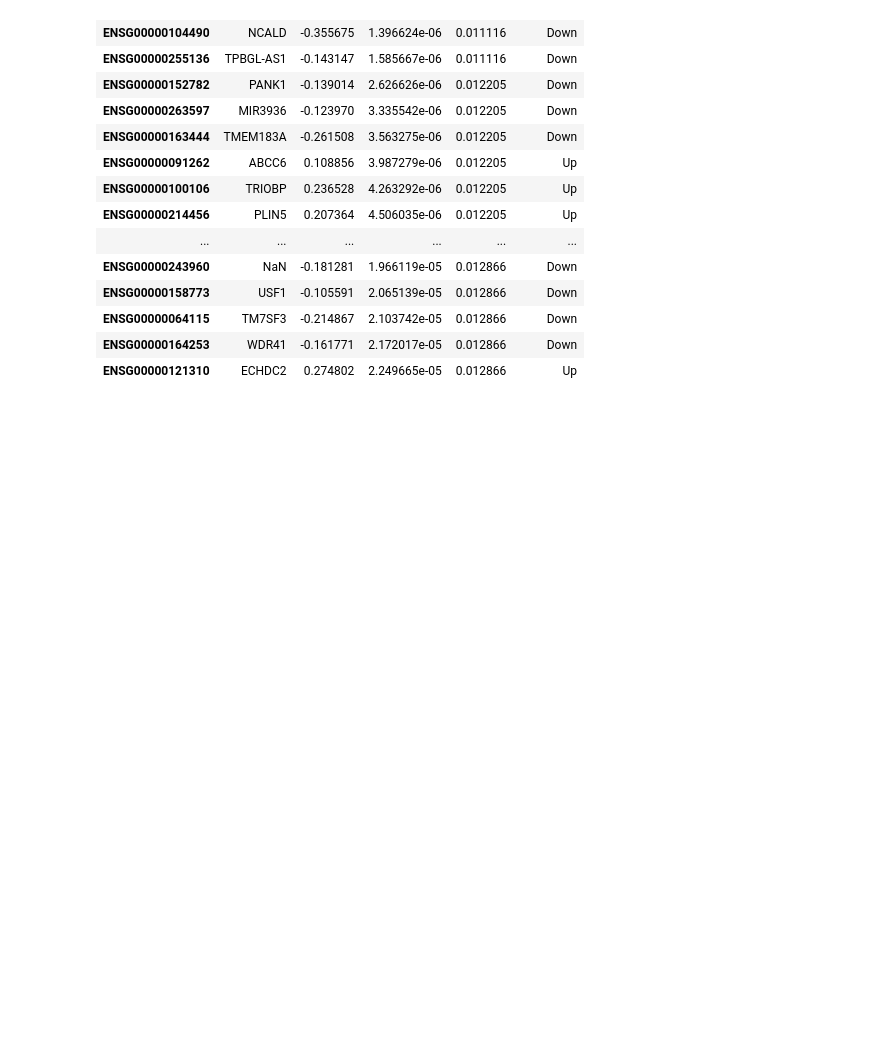
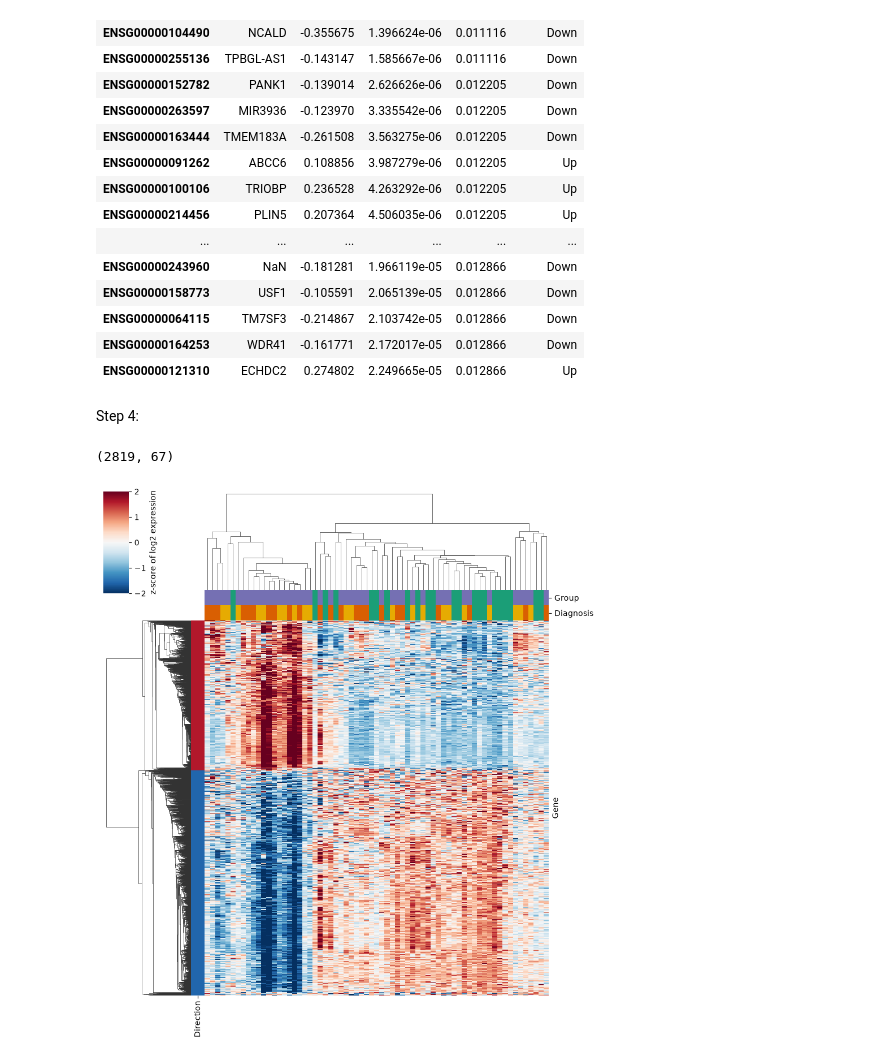
Before and after one commit to vicciv1623/CGS4144-bioinfo_project, a Jupyter notebook: Assignment2_daniel.ipynb, the cells around one changed output. Drawn from its saved outputs; the diff is of its cells as text; code cells hidden in the pictures; blank space fills up the shorter version.

Commit message:
step 4 done with heatmap

```diff
--- a/Assignment2_daniel.ipynb
+++ b/Assignment2_daniel.ipynb
@@ -319,3 +319,5 @@ top50[["symbol", "log2FC", "pvalue", "padj", "significant"]]
 | ENSG00000064115 | TM7SF3 | -0.214867 | 2.103742e-05 | 0.012866 | Down |
 | ENSG00000164253 | WDR41 | -0.161771 | 2.172017e-05 | 0.012866 | Down |
 | ENSG00000121310 | ECHDC2 | 0.274802 | 2.249665e-05 | 0.012866 | Up |
+# %% [markdown]
+Step 4:
@@ -321,0 +327,35 @@ top50[["symbol", "log2FC", "pvalue", "padj", "significant"]]
+# %%
+#select the significant genes and z score to map the z-scores, not total expression
+sig_genes = res.index[res.significant != "Not significant"]
+mat = log_expr.loc[sig_genes]
+
+z = mat.sub(mat.mean(axis=1), axis=0).div(mat.std(axis=1), axis=0)
+print(z.shape)
+# %% [output]
+(2819, 67)
+# %%
+#colors
+group_pal = {"Control": "#1b9e77", "SZ+BPD": "#7570b3"}
+dx_pal = {"control": "#1b9e77", "schizophrenia": "#d95f02", "bipolar disorder": "#e6ab02"}
+dir_pal = {"Up": "#b2182b", "Down": "#2166ac"}
+
+col_colors = pd.DataFrame({
+    "Group": keep.group.map(group_pal),
+    "Diagnosis": keep.dx.map(dx_pal),
+}, index=keep.index)
+
+row_colors = res.loc[sig_genes, "significant"].map(dir_pal).rename("Direction")
+# %%
+#draw the clustered heatmap
+g = sns.clustermap(
+    z,
+    col_colors=col_colors,
+    row_colors=row_colors,
+    cmap="RdBu_r", center=0, vmin=-2, vmax=2,
+    method="average", metric="correlation",
+    xticklabels=False, yticklabels=False,
+    figsize=(9, 10),
+    cbar_kws={"label": "z-score of log2 expression"},
+)
+# %% [output]
+[figure, added]
```
Also changed, not shown: parts of 3 cells of this notebook, 1 other file.
